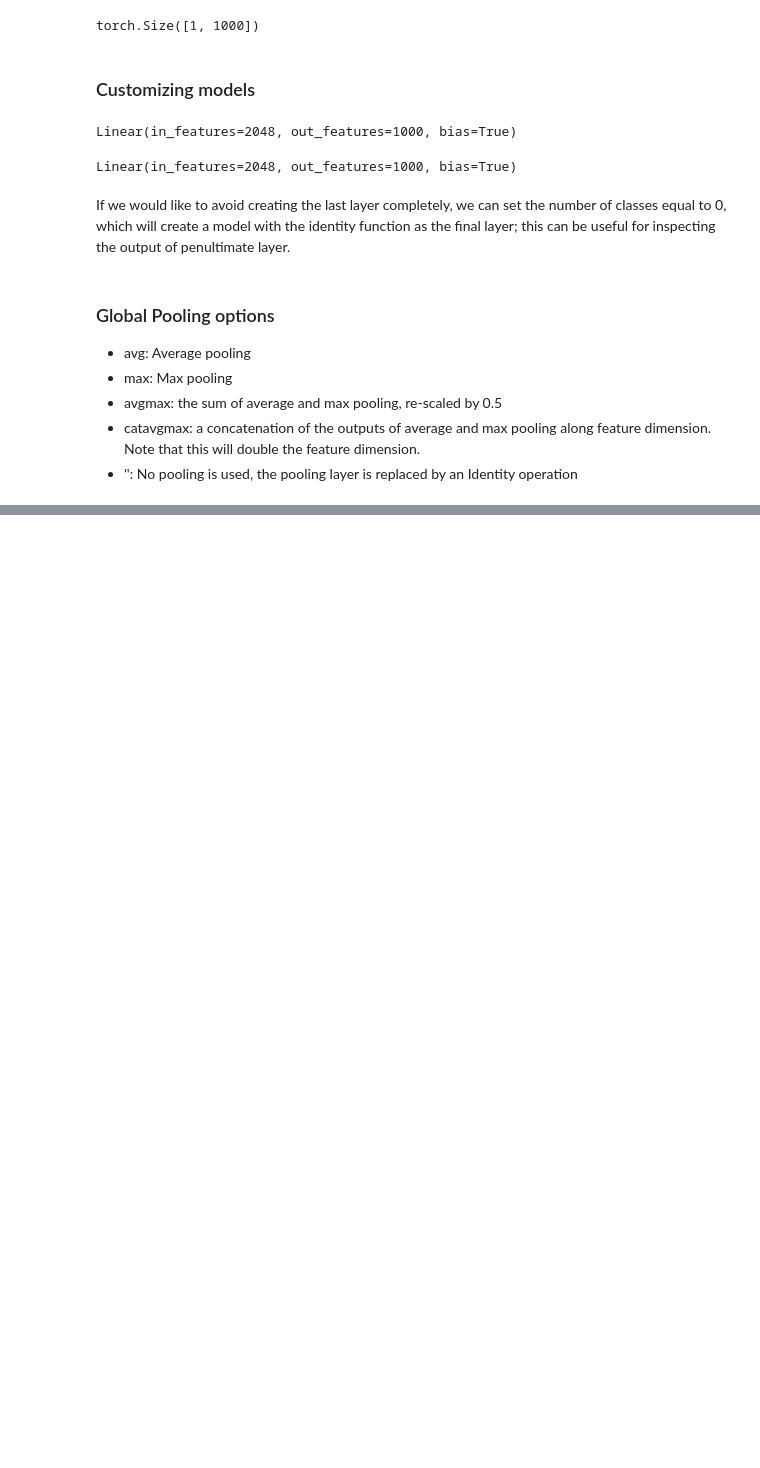
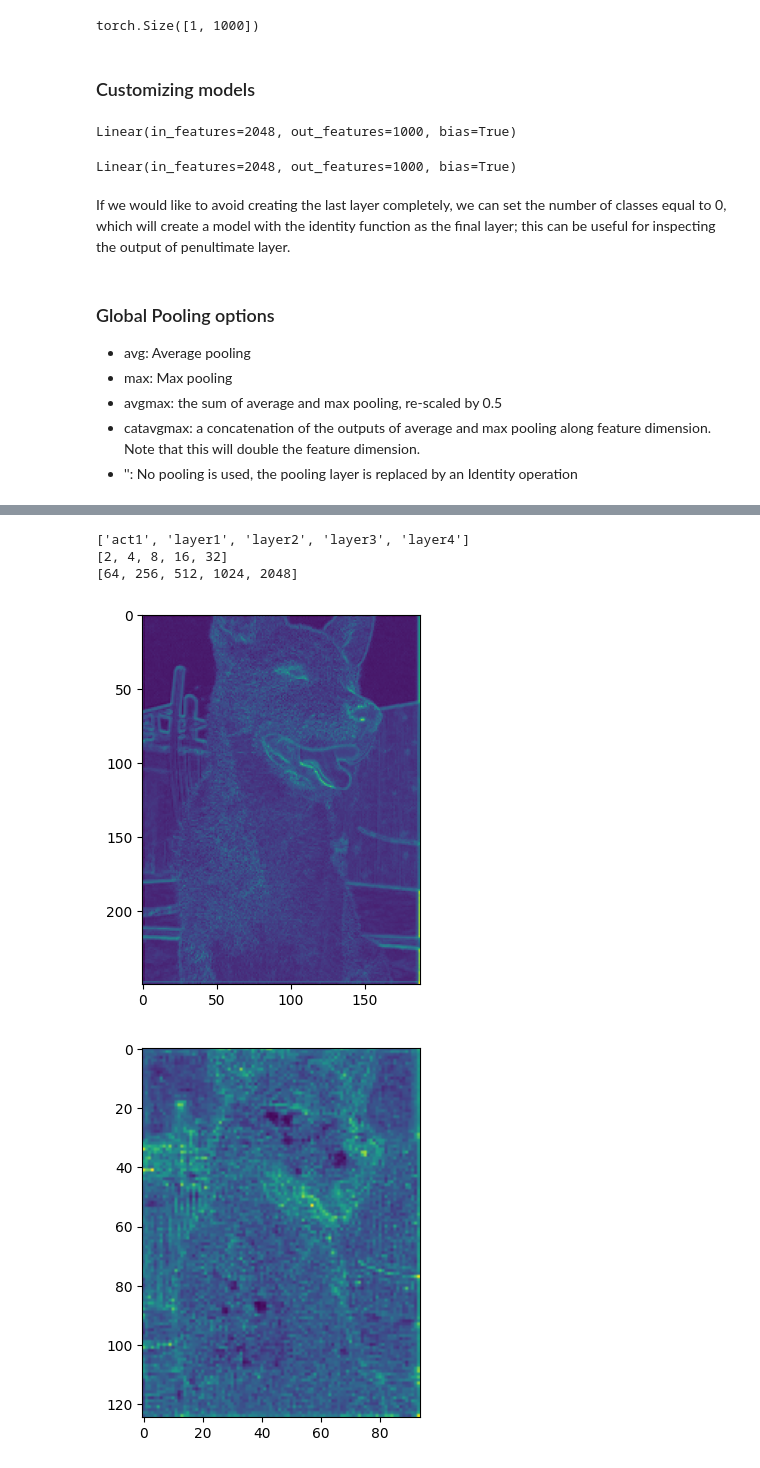
Before and after one commit to NguyenDuyCuong/Learning, a Jupyter notebook: machine-learning/playground/use-timm.ipynb, the cells around one changed output, grey strips where cells are left out. Cells and saved outputs as stored; diff of their text form; code cells hidden in the pictures; blank space fills up the shorter version.

```diff
--- a/machine-learning/playground/use-timm.ipynb
+++ b/machine-learning/playground/use-timm.ipynb
@@ -139,0 +244,17 @@ for pool in pool_types:
+# %%
+model = timm.create_model('resnet50d', pretrained=True, features_only=True)
+print(model.feature_info.module_name())
+print(model.feature_info.reduction())
+print(model.feature_info.channels())
+# %% [output]
+['act1', 'layer1', 'layer2', 'layer3', 'layer4']
+[2, 4, 8, 16, 32]
+[64, 256, 512, 1024, 2048]
+# %%
+out = model(image)
+for o in out:
+    plt.imshow(o[0].transpose(0, 2).sum(-1).detach().numpy())
+    plt.show()
+# %% [output]
+[figure, added]
+[figure, added]
```
Also changed, not shown: parts of 26 cells of this notebook.
